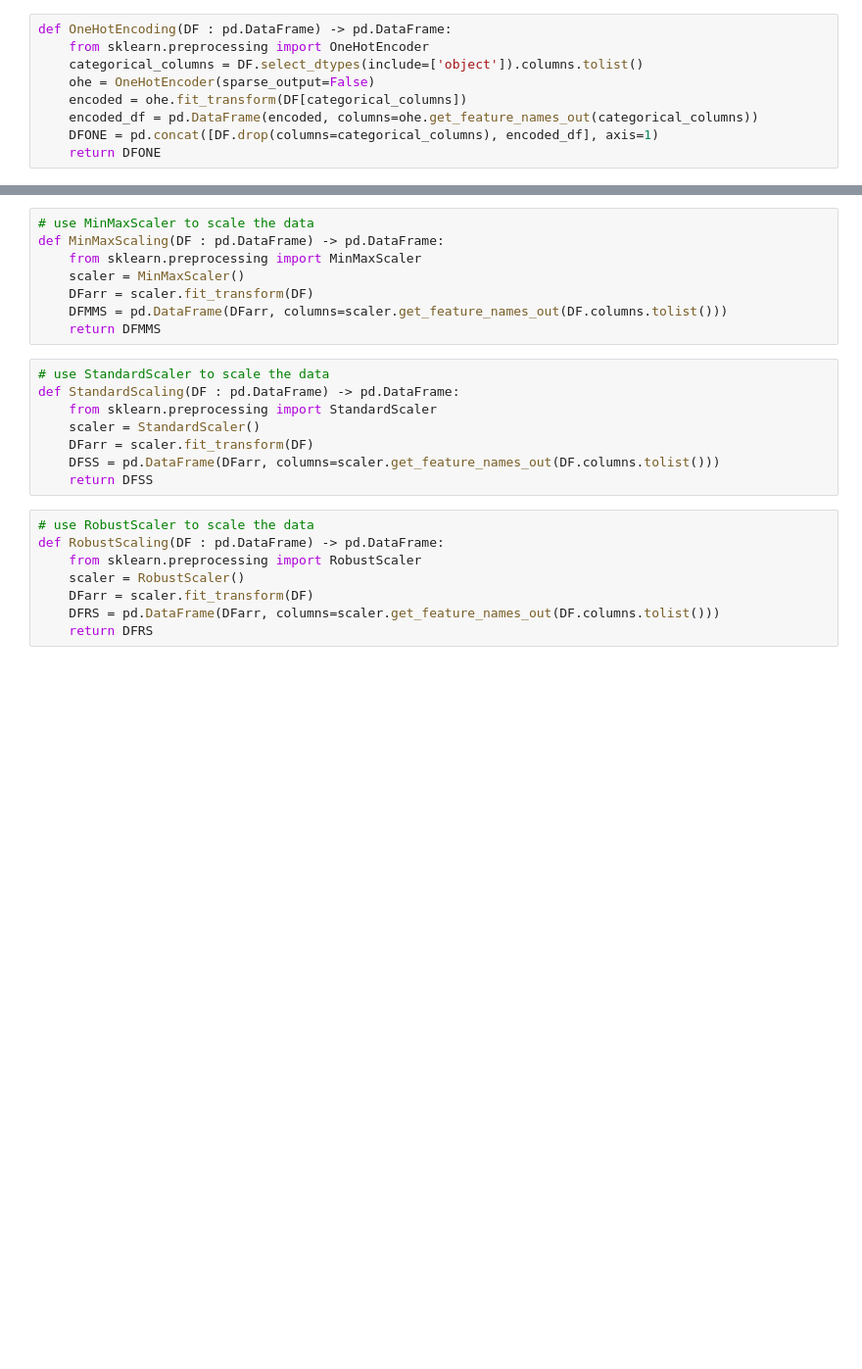
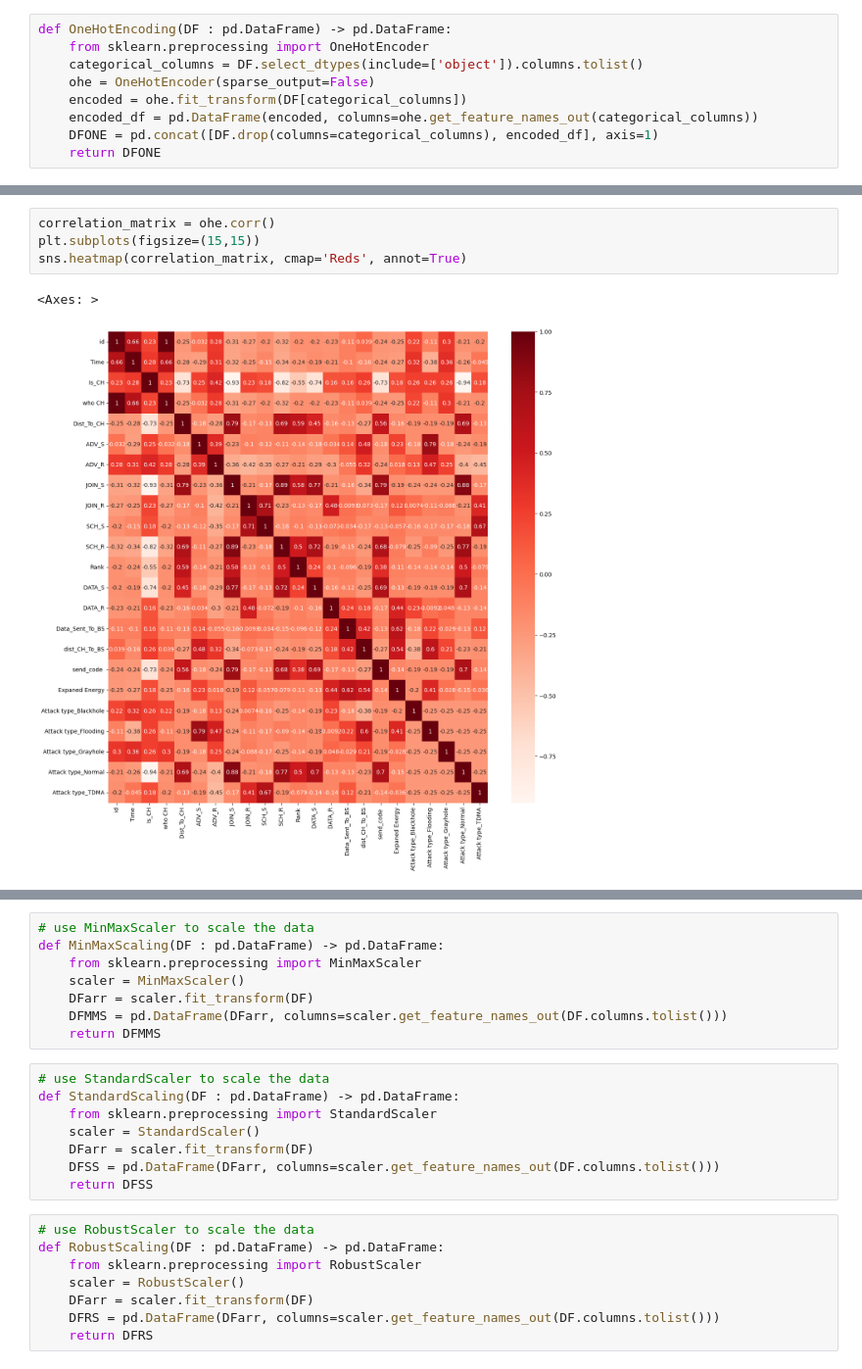
Before and after one commit to Nedal-haltam/ML-wsn-ids-ds-project, a Jupyter notebook: wsn-ids-ds-notebook.ipynb, the cells around one changed output, grey strips where cells are left out. Shown at 98% size. Drawn from its saved outputs; the diff is of its cells as text; blank space fills up the shorter version.

```diff
--- a/wsn-ids-ds-notebook.ipynb
+++ b/wsn-ids-ds-notebook.ipynb
@@ -98,0 +276,7 @@ ohe.head()
+# %%
+correlation_matrix = ohe.corr()
+plt.subplots(figsize=(15,15))
+sns.heatmap(correlation_matrix, cmap='Reds', annot=True)
+# %% [output]
+<Axes: >
+[figure, added]
```
Also changed, not shown: parts of 40 cells of this notebook, 3 other files.
